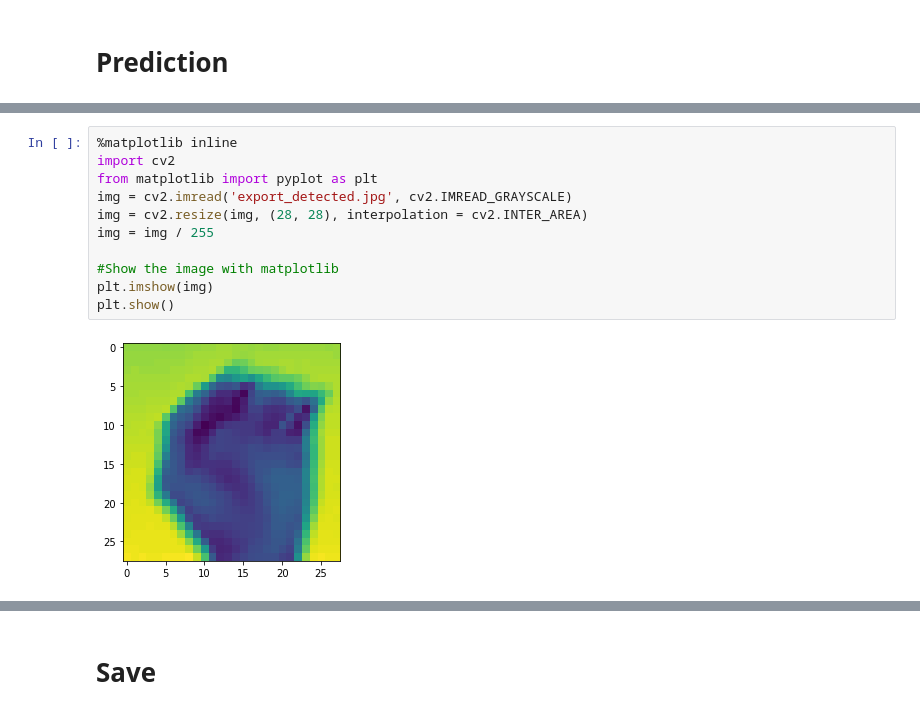
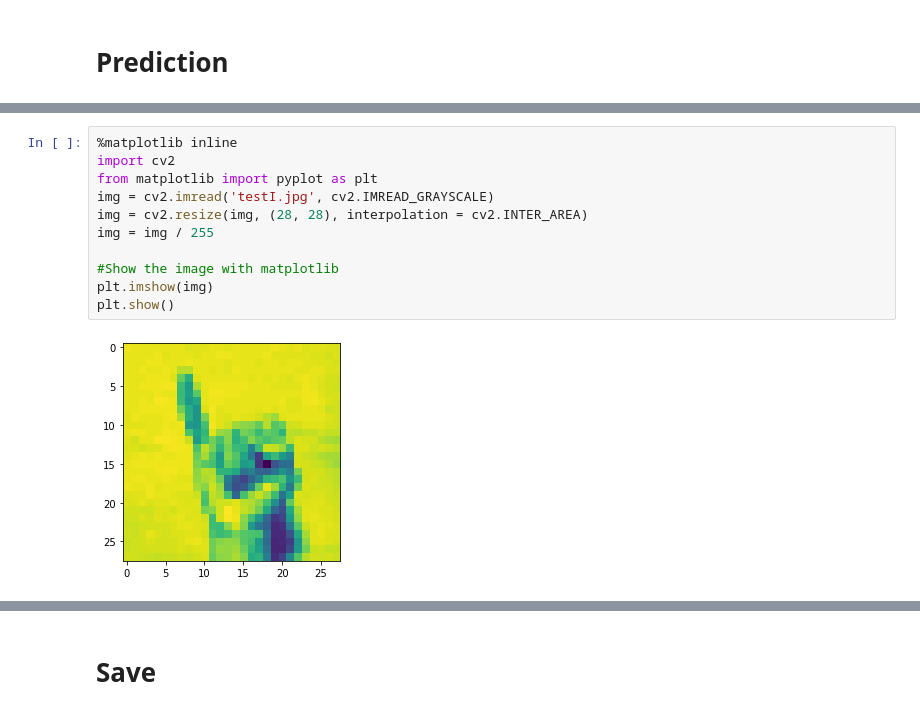
Before and after one commit to Xskullibur/SignQuest-SignTranslator, a Jupyter notebook: image-sign-translator.ipynb, the cells around one changed output, grey strips where cells are left out. Cells and saved outputs as stored; diff of their text form.

```diff
--- a/image-sign-translator.ipynb
+++ b/image-sign-translator.ipynb
@@ -163,16 +205,16 @@ NameError: name 'test_labels' is not defined
 # %%
 %matplotlib inline
 import cv2
 from matplotlib import pyplot as plt
-img = cv2.imread('export_detected.jpg', cv2.IMREAD_GRAYSCALE)
+img = cv2.imread('testI.jpg', cv2.IMREAD_GRAYSCALE)
 img = cv2.resize(img, (28, 28), interpolation = cv2.INTER_AREA)
 img = img / 255
 
 #Show the image with matplotlib
 plt.imshow(img)
 plt.show()
 # %% [output]
-[figure, old version]
+[figure, new version]
 # %%
 predicted_index = np.argmax(model.predict(img.reshape((-1, 28, 28, 1))))
 print(model.predict(img.reshape((-1, 28, 28, 1))))
```
Also changed, not shown: parts of 10 cells of this notebook, 3 other files.
